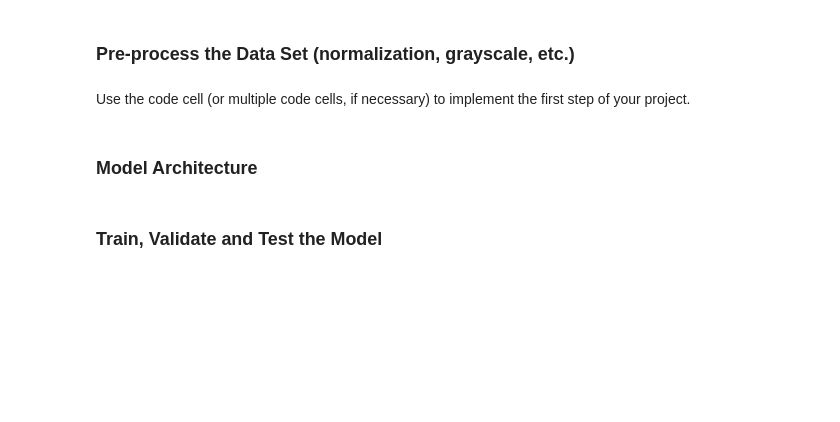
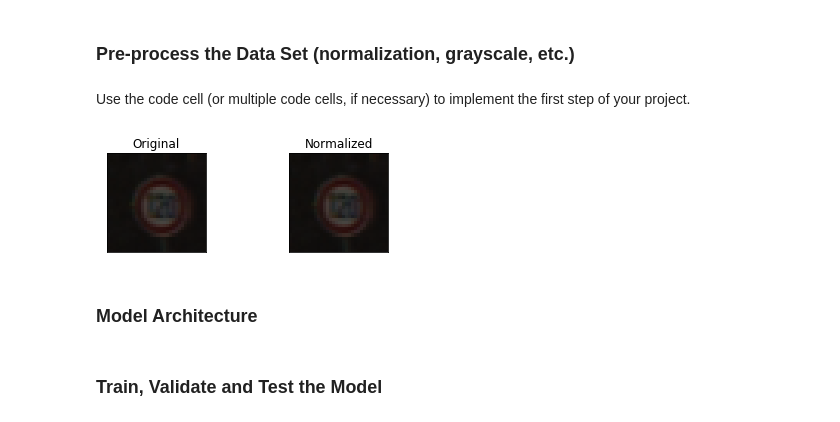
Before and after one commit to girlcoderlucky/CarND-Traffic-Sign-Classifier-Project, a Jupyter notebook: Traffic_Sign_Classifier.ipynb, the cells around one changed output. Drawn from its saved outputs; the diff is of its cells as text; code cells hidden in the pictures; blank space fills up the shorter version.

```diff
--- a/Traffic_Sign_Classifier.ipynb
+++ b/Traffic_Sign_Classifier.ipynb
@@ -206,20 +241,43 @@ Use the code cell (or multiple code cells, if necessary) to implement the first
 # %%
 ### Preprocess the data here. Preprocessing steps could include normalization, converting to grayscale, etc.
 ### Feel free to use as many code cells as needed.
 from sklearn.utils import shuffle
 import cv2
 import random
 import numpy as np
 from scipy import ndimage
 from sklearn.model_selection import train_test_split
+from sklearn.model_selection import StratifiedShuffleSplit
 import matplotlib.pyplot as plt
 
 ### Generate additional data and split the data into training/validation/testing sets here.
 X_train, X_validation, y_train, y_validation = train_test_split(X_train, y_train, test_size=0.2, random_state=42)
 
 X_train, y_train = shuffle(X_train, y_train)
 
+#To randomly rotate 10% of X_train
+X_train = random_rotate(X_train, 0.1)
+
+#Reading an ramdom train image
+index = random.randint(0, len(X_train))
+original = X_train[index]
+
+#Normalizing training and validation sets
+X_train = normalize(X_train)
+X_validation = normalize(X_validation)
+X_valid = normalize(X_valid)
+X_test = normalize(X_test)
+
+plt.subplot(2,2,1),plt.imshow(original)
+plt.title('Original'), plt.xticks([]), plt.yticks([])
+plt.subplot(2,2,2),plt.imshow(X_train[index])
+plt.title('Normalized'), plt.xticks([]), plt.yticks([])
+plt.savefig('./examples/normalized.png')
+plt.show()
+
 #Tried training the model with Grayscale/Lapacian images but accuracy was really bad so using colored images only.
+# %% [output]
+[figure, added]
 # %% [markdown]
 ### Model Architecture
 # %%
```
Also changed, not shown: parts of 11 cells of this notebook, 7 other files.
